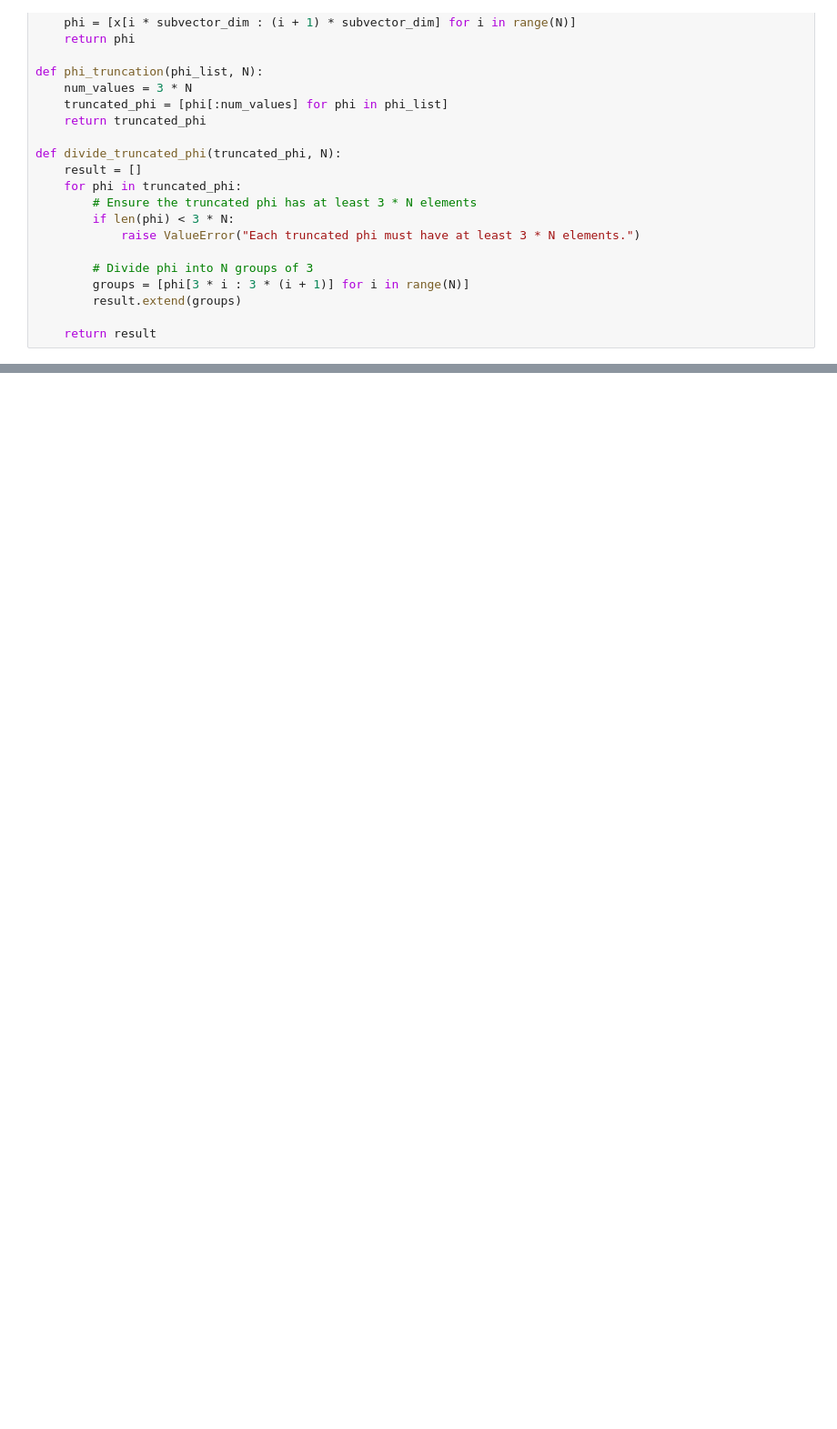
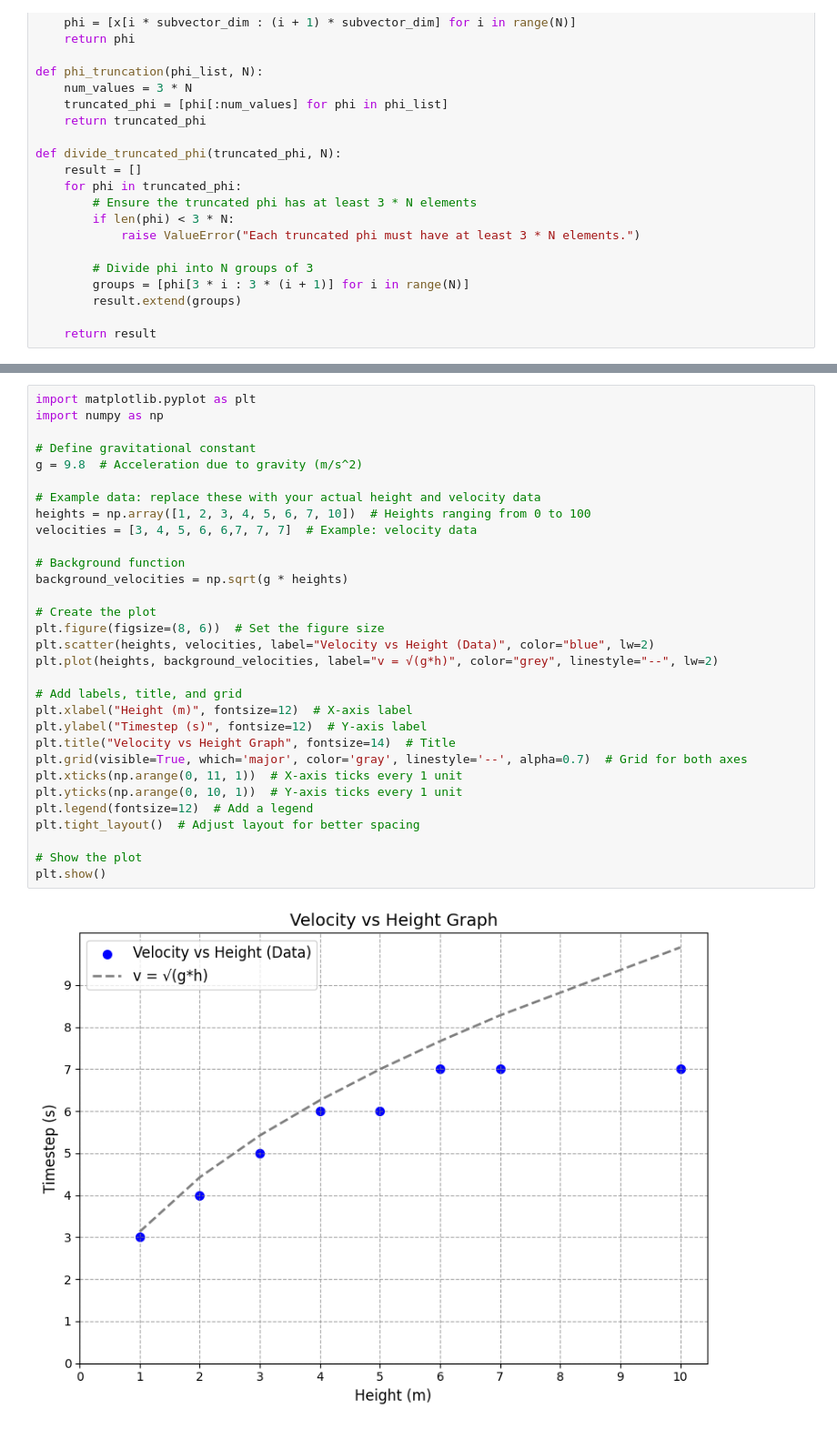
Before and after one commit to petr-ivashkov/quantech-swe-qlss, a Jupyter notebook: CL_Zofia_One_Class.ipynb, the cells around one changed output, grey strips where cells are left out. Shown at 91% size. Cells and saved outputs as stored; diff of their text form; blank space fills up the shorter version.

```diff
--- a/CL_Zofia_One_Class.ipynb
+++ b/CL_Zofia_One_Class.ipynb
@@ -404,0 +439,33 @@ Grid 3 height: 0.7206176761236708
+# %%
+import matplotlib.pyplot as plt
+import numpy as np
+
+# Define gravitational constant
+g = 9.8  # Acceleration due to gravity (m/s^2)
+
+# Example data: replace these with your actual height and velocity data
+heights = np.array([1, 2, 3, 4, 5, 6, 7, 10])  # Heights ranging from 0 to 100
+velocities = [3, 4, 5, 6, 6,7, 7, 7]  # Example: velocity data
+
+# Background function
+background_velocities = np.sqrt(g * heights)
+
+# Create the plot
+plt.figure(figsize=(8, 6))  # Set the figure size
+plt.scatter(heights, velocities, label="Velocity vs Height (Data)", color="blue", lw=2)
+plt.plot(heights, background_velocities, label="v = √(g*h)", color="grey", linestyle="--", lw=2)
+
+# Add labels, title, and grid
+plt.xlabel("Height (m)", fontsize=12)  # X-axis label
+plt.ylabel("Timestep (s)", fontsize=12)  # Y-axis label
+plt.title("Velocity vs Height Graph", fontsize=14)  # Title
+plt.grid(visible=True, which='major', color='gray', linestyle='--', alpha=0.7)  # Grid for both axes
+plt.xticks(np.arange(0, 11, 1))  # X-axis ticks every 1 unit
+plt.yticks(np.arange(0, 10, 1))  # Y-axis ticks every 1 unit
+plt.legend(fontsize=12)  # Add a legend
+plt.tight_layout()  # Adjust layout for better spacing
+
+# Show the plot
+plt.show()
+# %% [output]
+[figure, added]
```
Also changed, not shown: parts of 5 cells of this notebook.
